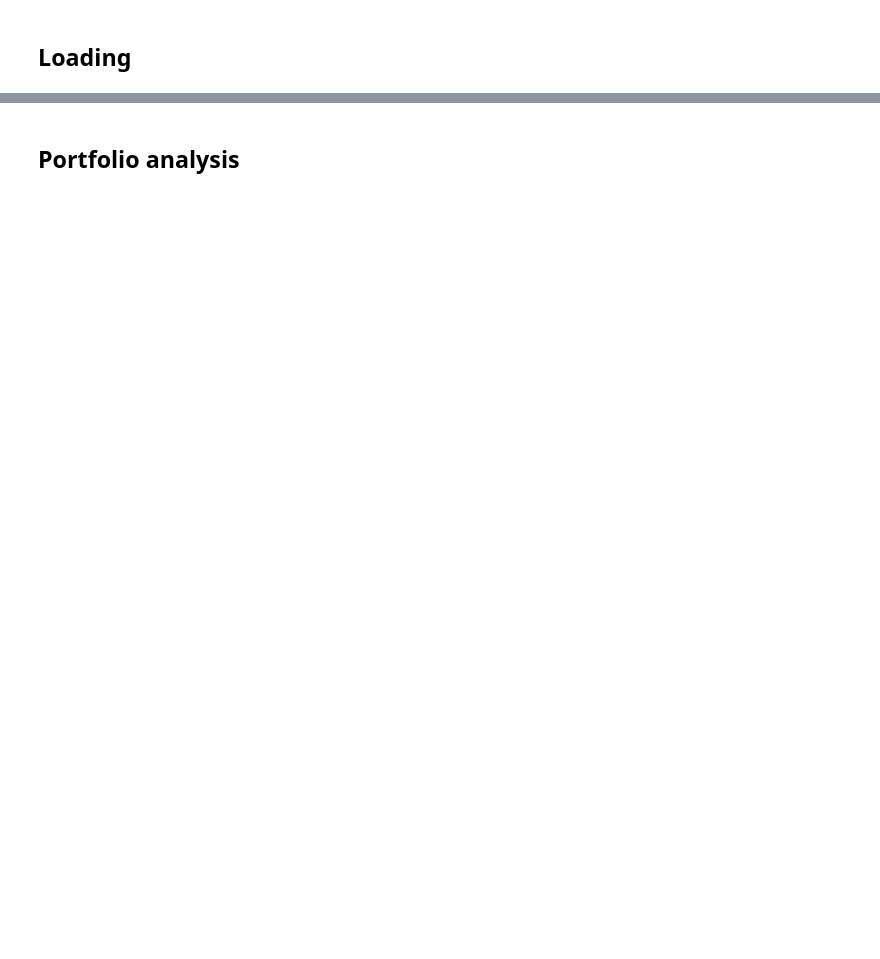
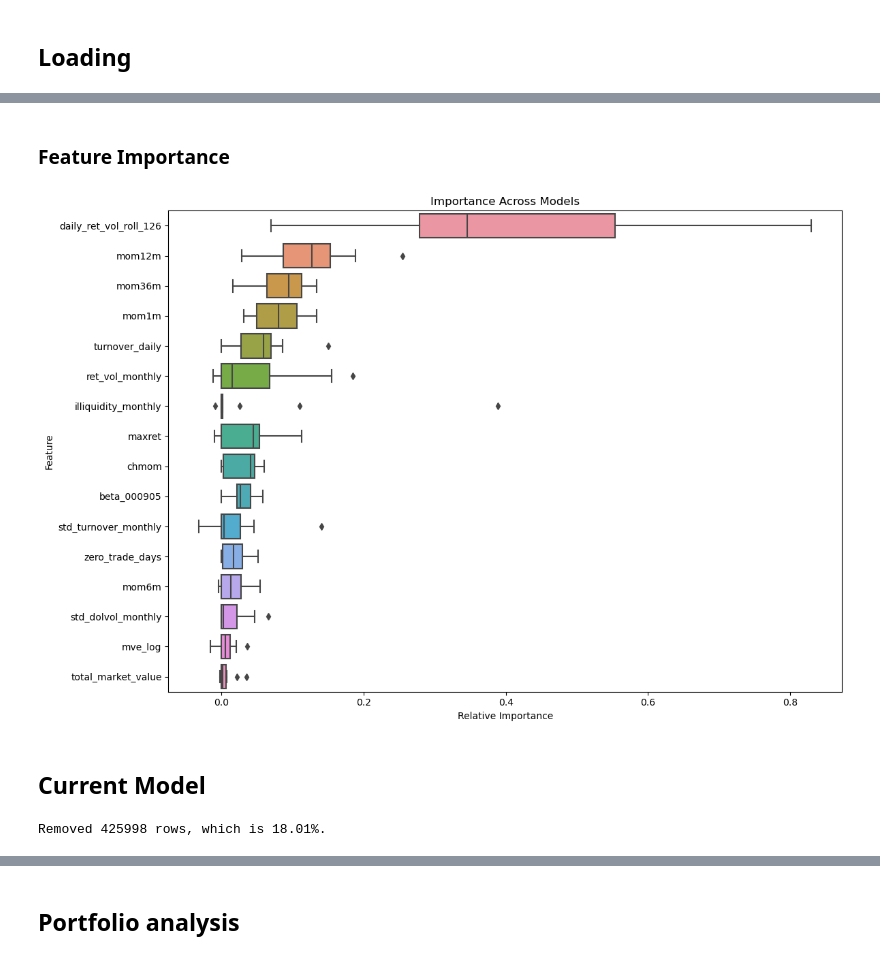
Before and after one commit to howie-zeng/Chinese-Stock-Market-Analysis--Long-Term-Trends, a Jupyter notebook: test.ipynb, the cells around one changed output, grey strips where cells are left out. Cells and saved outputs as stored; diff of their text form; code cells hidden in the pictures; blank space fills up the shorter version.

Commit message:
update baseline and current

```diff
--- a/test.ipynb
+++ b/test.ipynb
@@ -164,0 +52,5 @@ importance_df.apply(lambda x: (x - x.min()) / (x.max() - x.min()), axis=0)
+# %%
+data_monthly_nona = data_monthly_imputed.dropna().copy()
+removed_percentage = (1 - len(data_monthly_nona) / len(data_monthly_imputed)) * 100
+print(f"Removed {len(data_monthly_nona)} rows, which is {removed_percentage:.2f}%.")
+data_monthly_nona.loc[:, 'excess_return'] = data_monthly_nona.loc[:, 'return_monthly'] - data_monthly_nona.loc[:, '000905_return_monthly']
@@ -164,0 +59,19 @@ importance_df.apply(lambda x: (x - x.min()) / (x.max() - x.min()), axis=0)
+# %%
+price_return_related = ['close', 'close_adj', 'return_daily', '000905_close',
+                        '000905_return_daily', '000905_return_monthly', 'return_monthly',
+                        'alpha', 'beta'
+                        ]
+
+data_baseline = data_monthly_nona.drop(price_return_related,axis=1)
+# %%
+X_train, y_train, X_val, y_val, X_test, y_test = m.split_train_val_test(data_baseline.copy(), colsToDrop = ['excess_return'])
+input_dim=X_train.shape[1]
+
+print("Training set range:")
+print(X_train.index.min(), "to", X_train.index.max())
+
+print("Validation set range:")
+print(X_val.index.min(), "to", X_val.index.max())
+
+print("Testing set range:")
+print(X_test.index.min(), "to", X_test.index.max())
@@ -164,0 +106,15 @@ importance_df.apply(lambda x: (x - x.min()) / (x.max() - x.min()), axis=0)
+# %%
+model_classes = [
+    m.OLSModel(),
+    m.OLS3Model(),
+    m.PLSModel(),
+    m.LASSOModel(),
+    m.ElasticNetModel(),
+    m.GBRTModel(), #extremely slow
+    m.RFModel(),
+    m.XGBoostModel()
+]
+num_layers_range = range(1, 5+1)
+for num_layers in num_layers_range:
+    model_classes.append(m.NNModel(input_dim=input_dim, num_layers=num_layers))
+models_fitted, model_res, model_r_2 = m.fit_model(X_train, X_test,  X_val, y_val, y_train, y_test, model_classes)
@@ -164,0 +153,18 @@ importance_df.apply(lambda x: (x - x.min()) / (x.max() - x.min()), axis=0)
+# %% [markdown]
+### Feature Importance
+# %%
+X_train, y_train, X_val, y_val, X_test, y_test = m.split_train_val_test(data_baseline.copy(), colsToDrop = ['excess_return'])
+importance_df_baseline = e.feature_importance(model_classes, X_train, y_train, X_val, y_val, features=X_train.columns, permutation_importance=True)
+mp.feature_importance_boxplot(importance_df_baseline)
+# sorted_df = mp.characteristic_feature_importance(importance_df_baseline)
+# %% [output]
+[figure, added]
+# %% [markdown]
+## Current Model
+# %%
+data_monthly_nona = data_monthly_imputed.dropna().copy()
+removed_percentage = (1 - len(data_monthly_nona) / len(data_monthly_imputed)) * 100
+print(f"Removed {len(data_monthly_nona)} rows, which is {removed_percentage:.2f}%.")
+data_monthly_nona.loc[:, 'excess_return'] = data_monthly_nona.loc[:, 'return_monthly'] - data_monthly_nona.loc[:, '000905_return_monthly']
+# %% [output]
+Removed 425998 rows, which is 18.01%.
```
Also changed, not shown: parts of 41 cells of this notebook, 4 other files.
